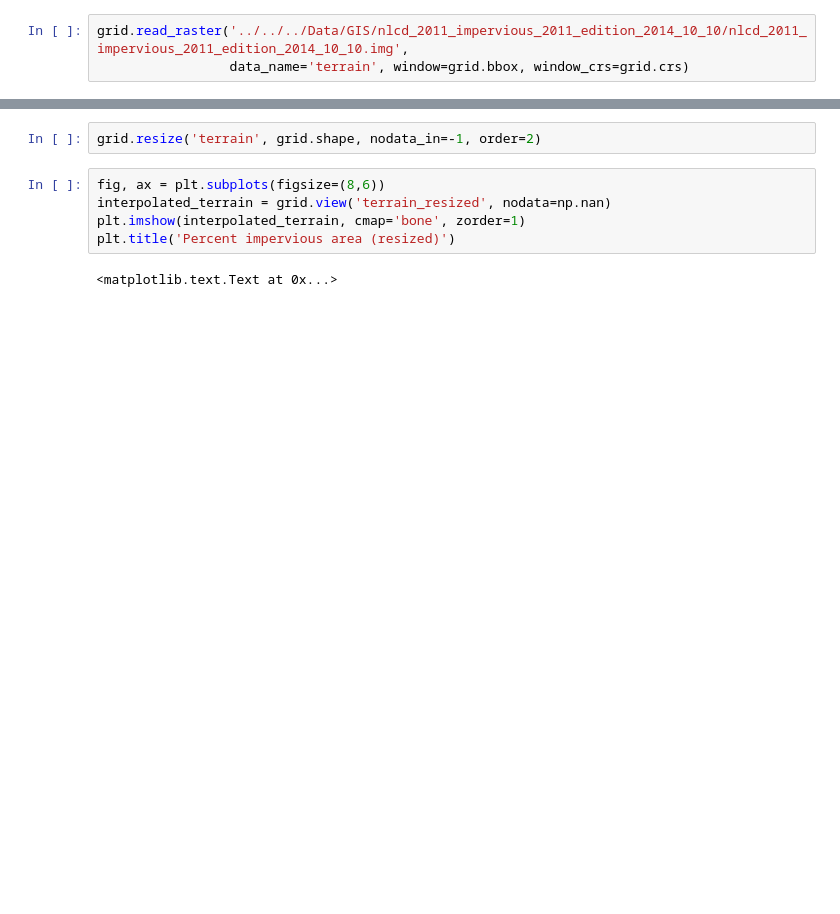
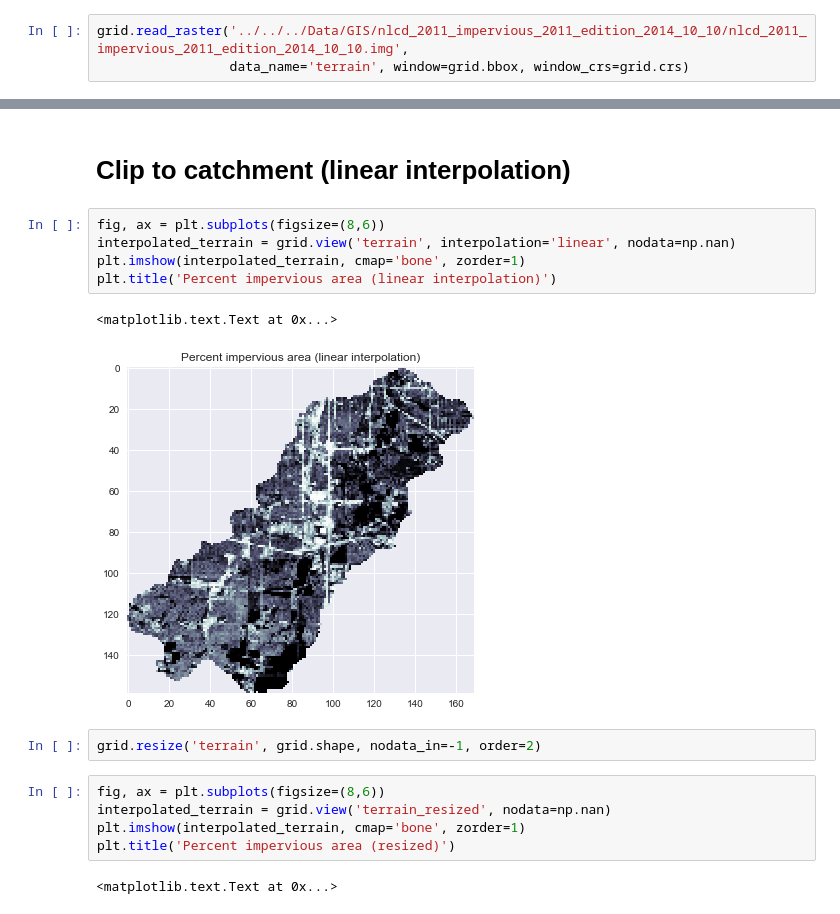
Before and after one commit to mdbartos/pysheds, a Jupyter notebook: examples/terrain.ipynb, the cells around one changed output, grey strips where cells are left out. Saved outputs shown, nothing was run; the diff lists cells and outputs as text; blank space fills up the shorter version.

```diff
--- a/examples/terrain.ipynb
+++ b/examples/terrain.ipynb
@@ -52,3 +53,13 @@ plt.title('Percent impervious area (interpolated)')
+# %% [markdown]
+# Clip to catchment (linear interpolation)
+# %%
+fig, ax = plt.subplots(figsize=(8,6))
+interpolated_terrain = grid.view('terrain', interpolation='linear', nodata=np.nan)
+plt.imshow(interpolated_terrain, cmap='bone', zorder=1)
+plt.title('Percent impervious area (linear interpolation)')
+# %% [output]
+<matplotlib.text.Text at 0x...>
+[figure, added]
 # %%
 grid.resize('terrain', grid.shape, nodata_in=-1, order=2)
 # %%
```
Also changed, not shown: parts of 6 cells of this notebook, 5 other files.
